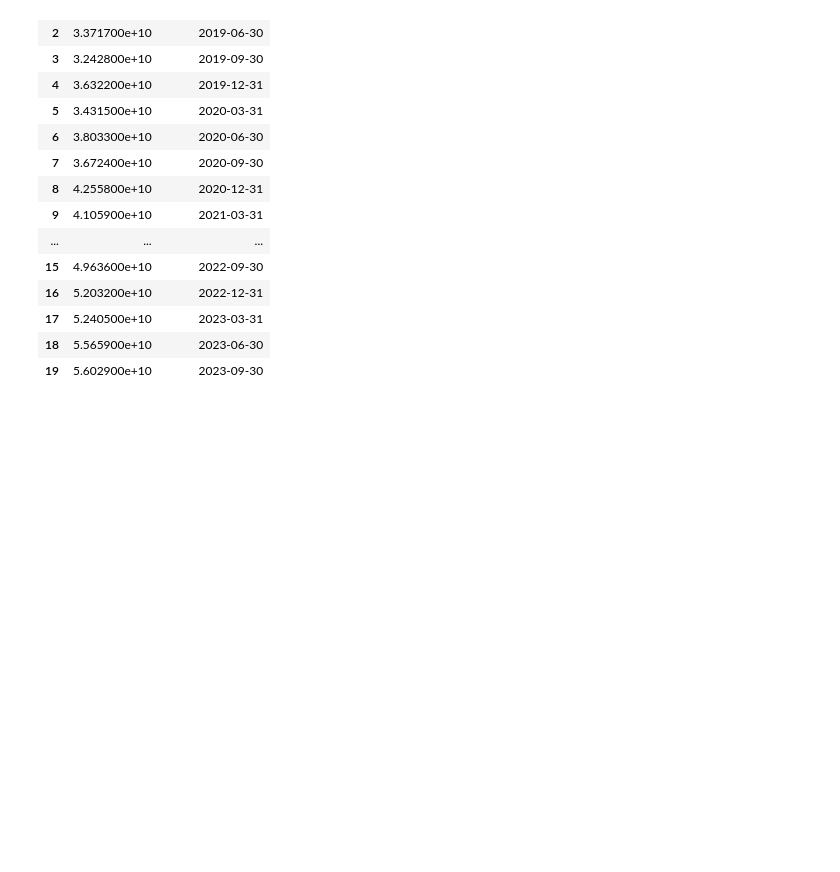
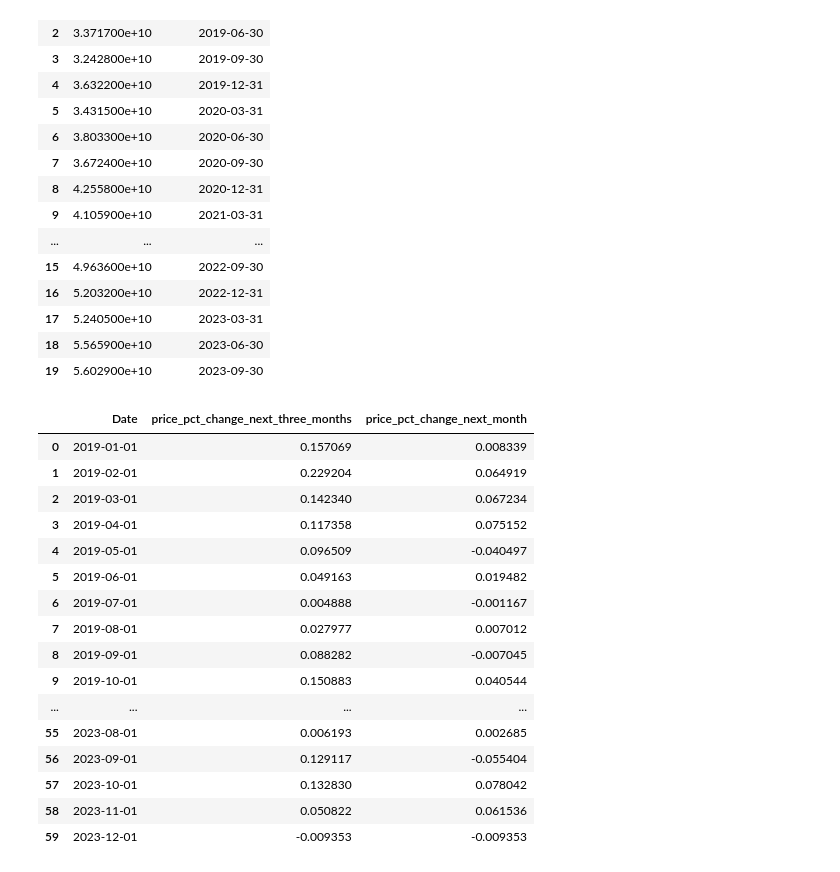
Before and after one commit to OrestisStefanou/InvestorAPI, a Jupyter notebook: Untitled.ipynb, the cells around one changed output. Cells and saved outputs as stored; diff of their text form; code cells hidden in the pictures; blank space fills up the shorter version.

Commit message:
Created new price prediction dataset

```diff
--- a/Untitled.ipynb
+++ b/Untitled.ipynb
@@ -289,3 +278,25 @@ stock_fundamental_df[['total_revenue', 'fiscal_date_ending']]
 | 17 | 5.240500e+10 | 2023-03-31 |
 | 18 | 5.565900e+10 | 2023-06-30 |
 | 19 | 5.602900e+10 | 2023-09-30 |
+# %%
+msft_df = pd.read_csv('/home/orestis/code/Orestis/InvestorAPI/price_prediction_dataset_v2.csv')
+# %%
+msft_df[['Date', 'price_pct_change_next_three_months', 'price_pct_change_next_month']]
+# %% [output]
+|  | Date | price_pct_change_next_three_months | price_pct_change_next_month |
+| 0 | 2019-01-01 | 0.157069 | 0.008339 |
+| 1 | 2019-02-01 | 0.229204 | 0.064919 |
+| 2 | 2019-03-01 | 0.142340 | 0.067234 |
+| 3 | 2019-04-01 | 0.117358 | 0.075152 |
+| 4 | 2019-05-01 | 0.096509 | -0.040497 |
+| 5 | 2019-06-01 | 0.049163 | 0.019482 |
+| 6 | 2019-07-01 | 0.004888 | -0.001167 |
+| 7 | 2019-08-01 | 0.027977 | 0.007012 |
+| 8 | 2019-09-01 | 0.088282 | -0.007045 |
+| 9 | 2019-10-01 | 0.150883 | 0.040544 |
+| ... | ... | ... | ... |
+| 55 | 2023-08-01 | 0.006193 | 0.002685 |
+| 56 | 2023-09-01 | 0.129117 | -0.055404 |
+| 57 | 2023-10-01 | 0.132830 | 0.078042 |
+| 58 | 2023-11-01 | 0.050822 | 0.061536 |
+| 59 | 2023-12-01 | -0.009353 | -0.009353 |
```
Also changed, not shown: parts of 8 cells of this notebook, 2 other files.
